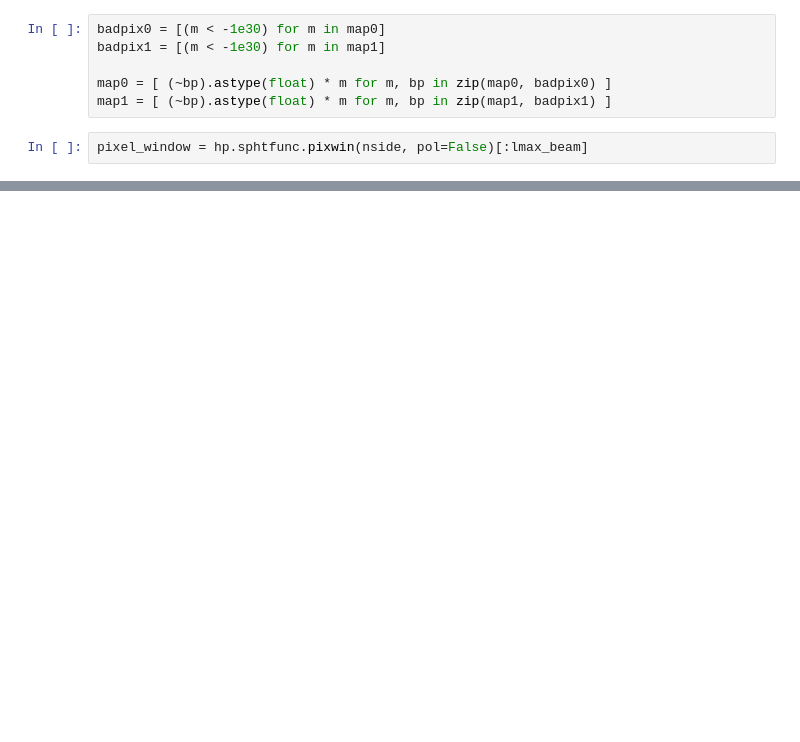
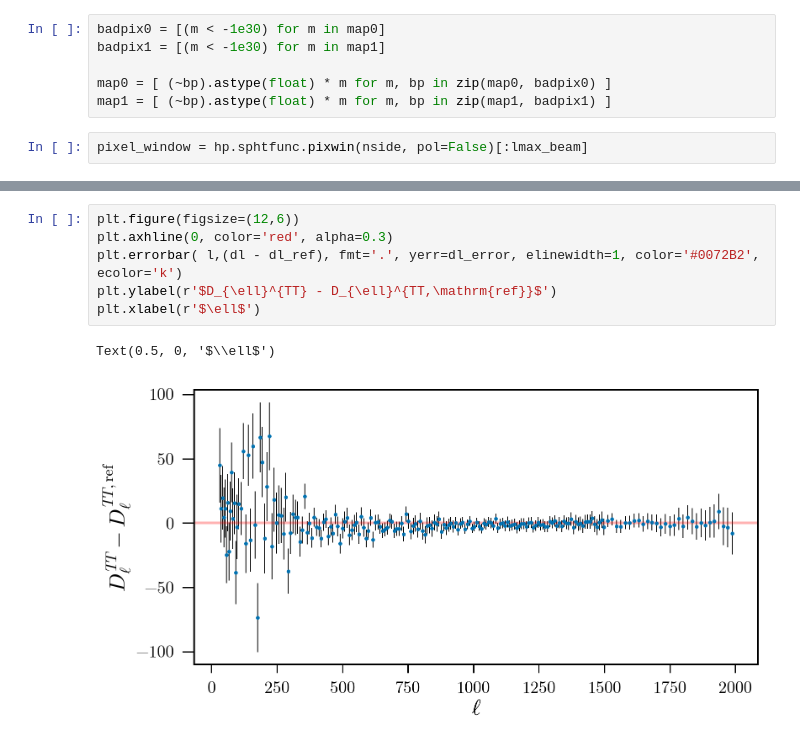
Before and after one commit to xzackli/PSpipe, a Jupyter notebook: project/Planck/Example 1. Cross Spectra.ipynb, the cells around one changed output, grey strips where cells are left out. Saved outputs shown, nothing was run; the diff lists cells and outputs as text; blank space fills up the shorter version.

```diff
--- a/project/Planck/Example 1. Cross Spectra.ipynb
+++ b/project/Planck/Example 1. Cross Spectra.ipynb
@@ -114,0 +116,9 @@ plt.ylim(0.98,1.02)
+# %%
+plt.figure(figsize=(12,6))
+plt.axhline(0, color='red', alpha=0.3)
+plt.errorbar( l,(dl - dl_ref), fmt='.', yerr=dl_error, elinewidth=1, color='#0072B2', ecolor='k')
+plt.ylabel(r'$D_{\ell}^{TT} - D_{\ell}^{TT,\mathrm{ref}}$')
+plt.xlabel(r'$\ell$')
+# %% [output]
+Text(0.5, 0, '$\\ell$')
+[figure, added]
```
Also changed, not shown: parts of 9 cells of this notebook, 1 other file.
